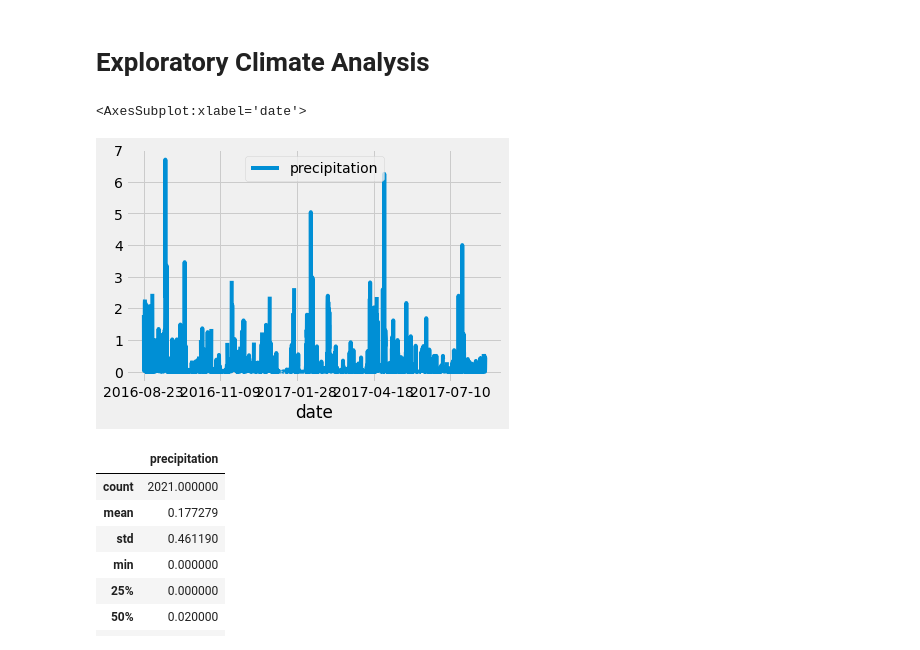
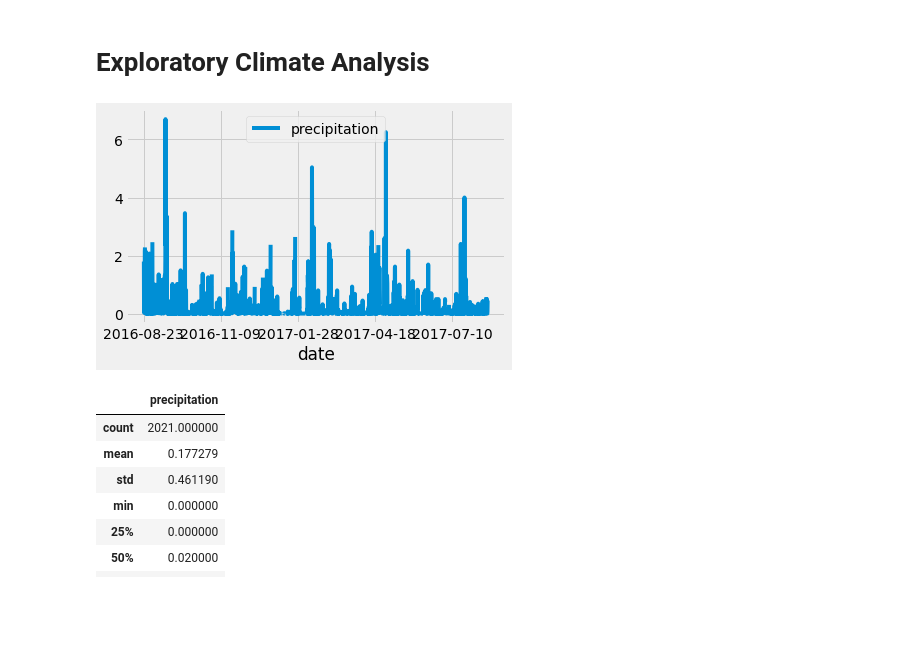
Before and after one commit to pmercado625/surfs_up, a Jupyter notebook: climate_analysis.ipynb, the cells around one changed output. Drawn from its saved outputs; the diff is of its cells as text; code cells hidden in the pictures; blank space fills up the shorter version.

```diff
--- a/climate_analysis.ipynb
+++ b/climate_analysis.ipynb
@@ -40,23 +40,23 @@ session = Session(engine)
 # %%
 # Design a query to retrieve the last 12 months of precipitation data and plot the results.
 #Starting from the last data point in the database.
 
 # Calculate the date one year from the last date in data set.
 prev_year = dt.date(2017, 8, 23) - dt.timedelta(days=365)
 # Perform a query to retrieve the data and precipitation scores
 results = []
 results = session.query(Measurement.date, Measurement.prcp).filter(Measurement.date >= prev_year).all()
 
 # Save the query results as a Pandas DataFrame and set the index to the date column
 df = pd.DataFrame(results, columns=['date','precipitation'])
 df.set_index(df['date'], inplace=True)
 # Sort the dataframe by date
 df = df.sort_index()
 # Use Pandas Plotting with Matplotlib to plot the data
 df.plot()
+plt.tight_layout()
 # %% [output]
-<AxesSubplot:xlabel='date'>
-[figure, old version]
+[figure, new version]
 # %%
 # Use Pandas to calcualte the summary statistics for the precipitation data
 df.describe()
```
Also changed, not shown: parts of 4 cells of this notebook, 1 other file.
